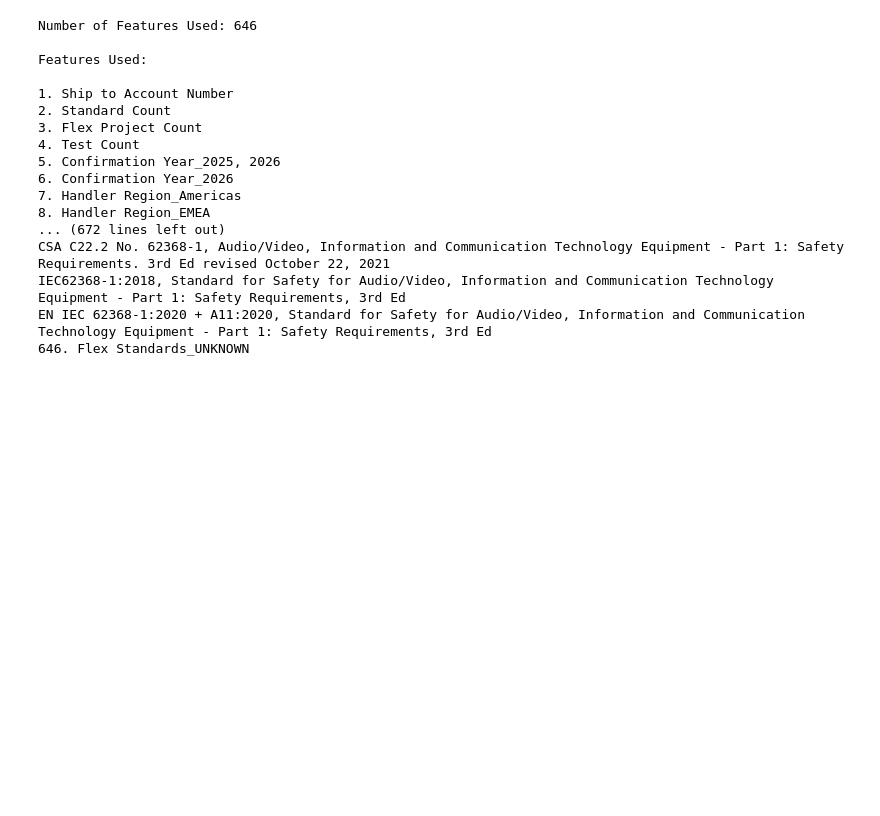
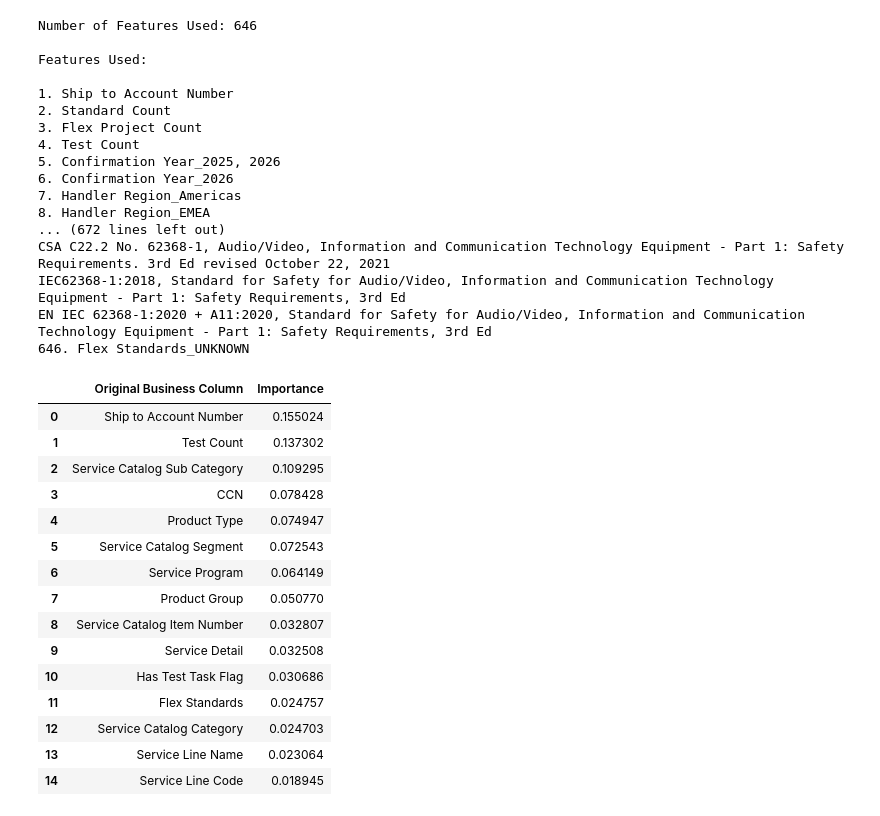
Before and after one commit to CelineAndroun03/CTECH-ML-MAY2026, a Jupyter notebook: scripts/Modeling_ENG.ipynb, the cells around one changed output. Saved outputs shown, nothing was run; the diff lists cells and outputs as text; code cells hidden in the pictures; blank space fills up the shorter version.

```diff
--- a/scripts/Modeling_ENG.ipynb
+++ b/scripts/Modeling_ENG.ipynb
@@ -470,3 +470,51 @@ CSA C22.2 No. 62368-1, Audio/Video, Information and Communication Technology Equ
 IEC62368-1:2018, Standard for Safety for Audio/Video, Information and Communication Technology Equipment - Part 1: Safety Requirements, 3rd Ed
 EN IEC 62368-1:2020 + A11:2020, Standard for Safety for Audio/Video, Information and Communication Technology Equipment - Part 1: Safety Requirements, 3rd Ed
 646. Flex Standards_UNKNOWN
+# %%
+# =====================================
+# ROLL FEATURE IMPORTANCE BACK TO ORIGINAL BUSINESS COLUMNS
+# =====================================
+
+rf_model = models["Random Forest"]
+
+encoded_importance = pd.DataFrame({
+    "Encoded Feature": X_train.columns,
+    "Importance": rf_model.feature_importances_
+})
+
+original_cols = X_controlled.columns.tolist()
+
+def map_to_original_col(encoded_feature):
+    for col in sorted(original_cols, key=len, reverse=True):
+        if encoded_feature == col or encoded_feature.startswith(col + "_"):
+            return col
+    return encoded_feature
+
+encoded_importance["Original Business Column"] = encoded_importance["Encoded Feature"].apply(map_to_original_col)
+
+business_importance = (
+    encoded_importance
+    .groupby("Original Business Column", as_index=False)["Importance"]
+    .sum()
+    .sort_values("Importance", ascending=False)
+    .reset_index(drop=True)
+)
+
+display(business_importance.head(15))
+# %% [output]
+|  | Original Business Column | Importance |
+| 0 | Ship to Account Number | 0.155024 |
+| 1 | Test Count | 0.137302 |
+| 2 | Service Catalog Sub Category | 0.109295 |
+| 3 | CCN | 0.078428 |
+| 4 | Product Type | 0.074947 |
+| 5 | Service Catalog Segment | 0.072543 |
+| 6 | Service Program | 0.064149 |
+| 7 | Product Group | 0.050770 |
+| 8 | Service Catalog Item Number | 0.032807 |
+| 9 | Service Detail | 0.032508 |
+| 10 | Has Test Task Flag | 0.030686 |
+| 11 | Flex Standards | 0.024757 |
+| 12 | Service Catalog Category | 0.024703 |
+| 13 | Service Line Name | 0.023064 |
+| 14 | Service Line Code | 0.018945 |
```
Also changed, not shown: parts of 6 cells of this notebook.
